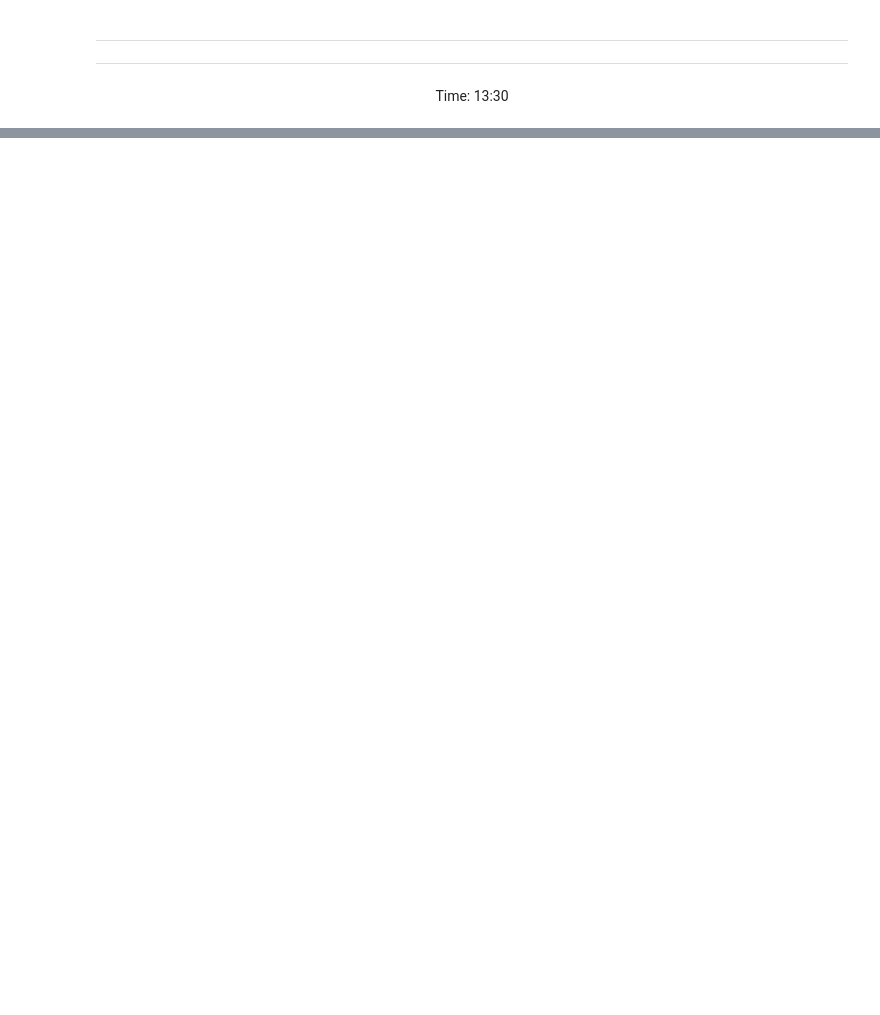
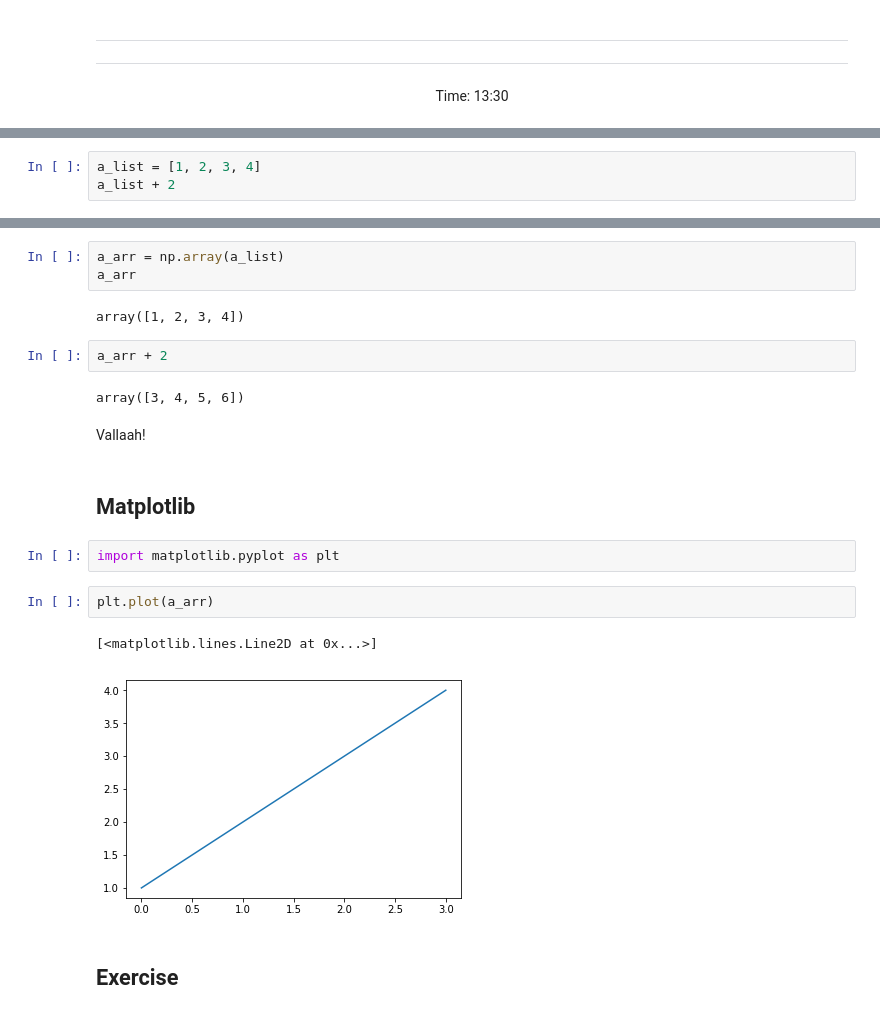
Before and after one commit to mohammadbashiri/MPI-python-workshop-march2019, a Jupyter notebook: Day1/day1_content.ipynb, the cells around one changed output, grey strips where cells are left out. Saved outputs shown, nothing was run; the diff lists cells and outputs as text; blank space fills up the shorter version.

```diff
--- a/Day1/day1_content.ipynb
+++ b/Day1/day1_content.ipynb
@@ -444,0 +888,3 @@ And here is the summary:
+# %%
+a_list = [1, 2, 3, 4]
+a_list + 2
@@ -444,0 +910,22 @@ And here is the summary:
+# %%
+a_arr = np.array(a_list)
+a_arr
+# %% [output]
+array([1, 2, 3, 4])
+# %%
+a_arr + 2
+# %% [output]
+array([3, 4, 5, 6])
+# %% [markdown]
+Vallaah!
+# %% [markdown]
+## Matplotlib
+# %%
+import matplotlib.pyplot as plt
+# %%
+plt.plot(a_arr)
+# %% [output]
+[<matplotlib.lines.Line2D at 0x...>]
+[figure, added]
+# %% [markdown]
+## Exercise
```
Also changed, not shown: parts of 108 cells of this notebook.
